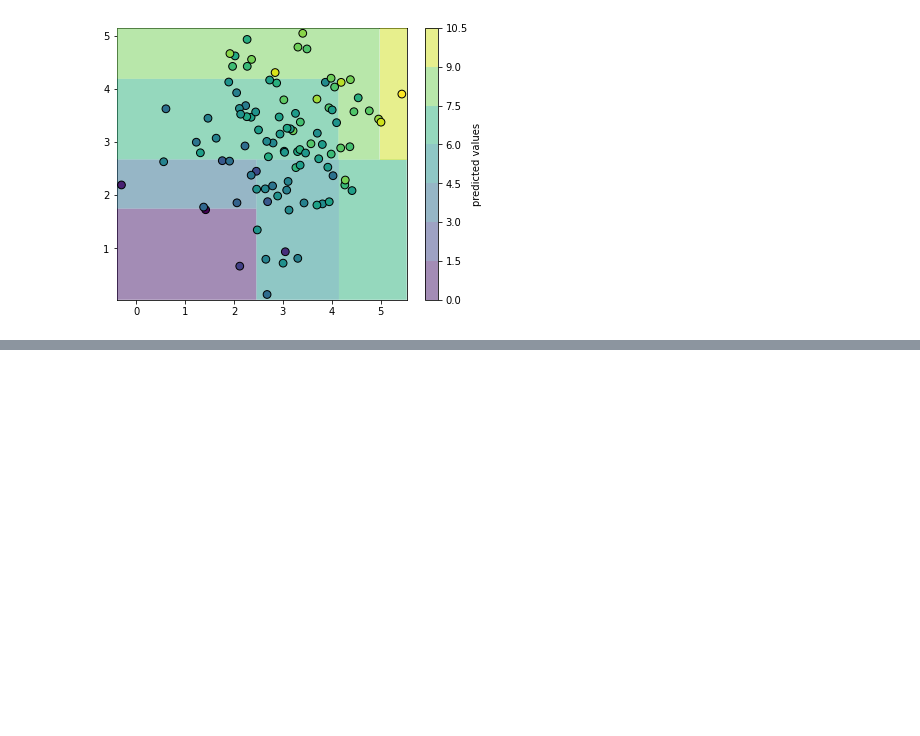
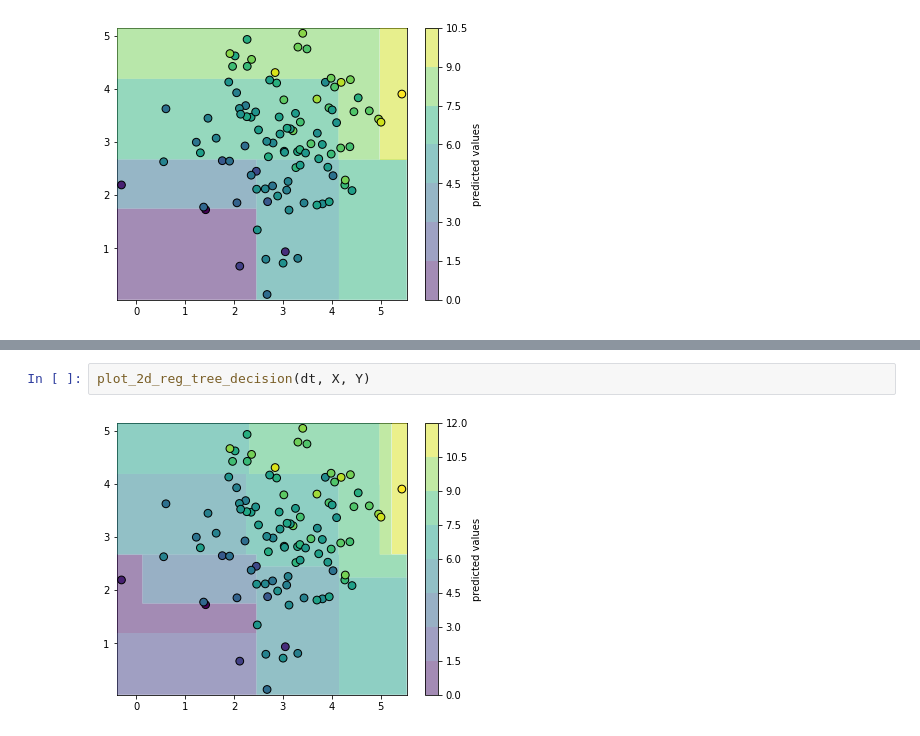
Before and after one commit to linhle32/YourAnalystBuddyBlog, a Jupyter notebook: Data Analytics/Machine learning models/Decision Tree/regression decision tree.ipynb, the cells around one changed output, grey strips where cells are left out. Drawn from its saved outputs; the diff is of its cells as text; blank space fills up the shorter version.

```diff
--- a/Data Analytics/Machine learning models/Decision Tree/regression decision tree.ipynb
+++ b/Data Analytics/Machine learning models/Decision Tree/regression decision tree.ipynb
@@ -336,0 +348,4 @@ plot_2d_reg_tree_decision(dt, X, Y)
+# %%
+plot_2d_reg_tree_decision(dt, X, Y)
+# %% [output]
+[figure, added]
```
Also changed, not shown: parts of 5 cells of this notebook.
